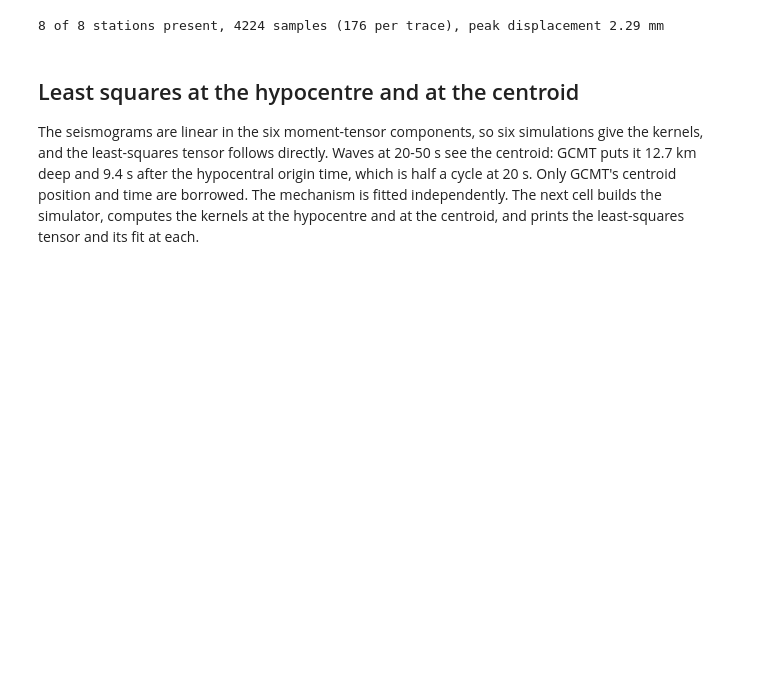
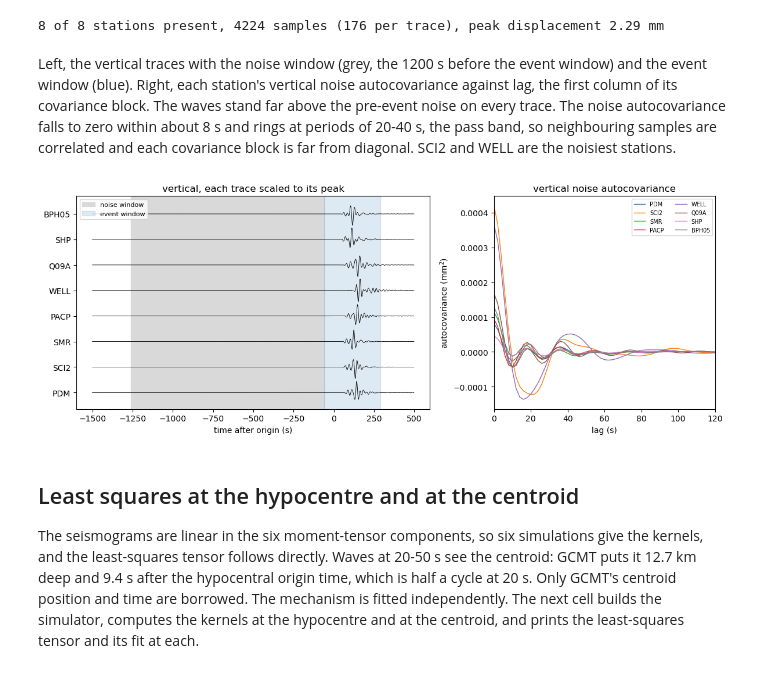
Before and after one commit to asaoulis/seismo-sbi, a Jupyter notebook: examples/ridgecrest_obspy.ipynb, the cells around one changed output. Drawn from its saved outputs; the diff is of its cells as text; code cells hidden in the pictures; blank space fills up the shorter version.

```diff
--- a/examples/ridgecrest_obspy.ipynb
+++ b/examples/ridgecrest_obspy.ipynb
@@ -141,6 +169,32 @@ print(f"{present.sum()} of {len(receivers)} stations present, {observed.size} sa
       f"({n_samples} per trace), peak displacement {np.abs(observed).max() * 1e3:.2f} mm")
 # %% [output]
 8 of 8 stations present, 4224 samples (176 per trace), peak displacement 2.29 mm
+# %% [markdown]
+Left, the vertical traces with the noise window (grey, the 1200 s before the event window) and the event window
+(blue). Right, each station's vertical noise autocovariance against lag, the first column of its covariance block.
+The waves stand far above the pre-event noise on every trace. The noise
+autocovariance falls to zero within about 8 s and rings at periods of 20-40 s, the pass band, so neighbouring
+samples are correlated and each covariance block is far from diagonal. SCI2 and WELL are the noisiest stations.
+# %%
+fig, (ax_traces, ax_lags) = plt.subplots(1, 2, figsize=(12, 4.6), gridspec_kw=dict(width_ratios=[1.6, 1]))
+for row, receiver in enumerate(receivers):
+    trace = processed.select(station=receiver.station_name, component="Z")[0]
+    time_s = trace.times() + (trace.stats.starttime - ORIGIN_TIME)
+    ax_traces.plot(time_s, row + 0.45 * trace.data / np.abs(trace.data).max(), "k", lw=0.6)
+    autocovariance = noise[receiver.station_name]["Z"]
+    ax_lags.plot(np.arange(len(autocovariance)) / SAMPLING_RATE_HZ, autocovariance * 1e12, lw=1.0,
+                 label=receiver.station_name)
+ax_traces.axvspan(-60 - 1200, -60, color="0.85", zorder=0, label="noise window")
+ax_traces.axvspan(-60, 290, color="C0", alpha=0.15, zorder=0, label="event window")
+ax_traces.set(yticks=range(len(receivers)), yticklabels=[receiver.station_name for receiver in receivers],
+              xlabel="time after origin (s)", title="vertical, each trace scaled to its peak")
+ax_traces.legend(loc="upper left", fontsize=8)
+ax_lags.set(xlim=(0, 120), xlabel="lag (s)", ylabel="autocovariance (mm$^2$)", title="vertical noise autocovariance")
+ax_lags.legend(fontsize=7, ncol=2)
+fig.tight_layout()
+plt.show()
+# %% [output]
+[figure, added]
 # %% [markdown]
 ## Least squares at the hypocentre and at the centroid
 
```
Also changed, not shown: parts of 5 cells of this notebook, 1 other file.
